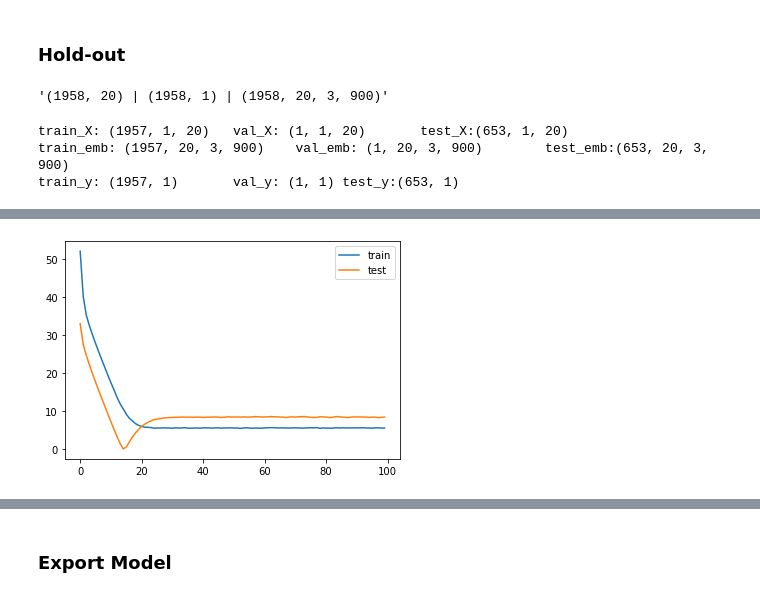
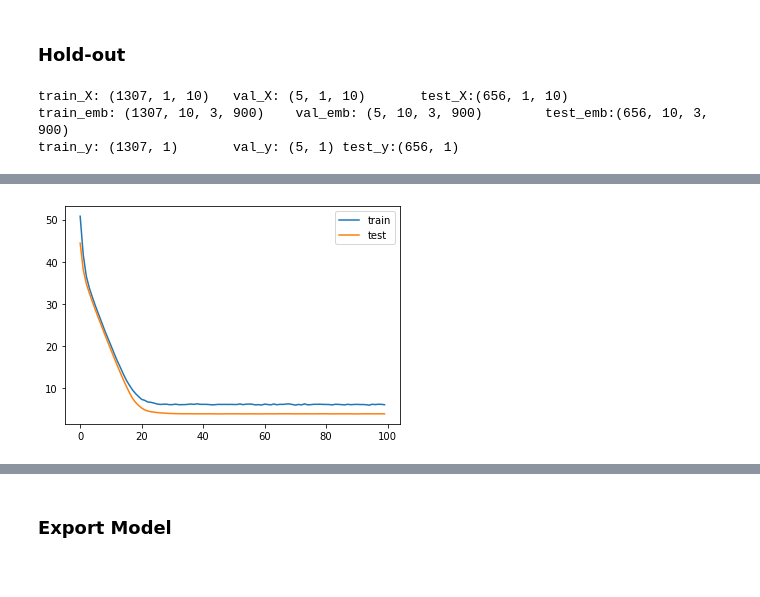
Before and after one commit to ben-edde/LIMA, a Jupyter notebook: model/bench.ipynb, the cells around one changed output, grey strips where cells are left out. Saved outputs shown, nothing was run; the diff lists cells and outputs as text; code cells hidden in the pictures.

```diff
--- a/model/bench.ipynb
+++ b/model/bench.ipynb
@@ -687,6 +660,6 @@ f"{X.shape} | {y.shape}"
 # %%
-# X=np.random.random((2014, 12))
-X=np.zeros((2014, 12))
+# # X=np.random.random((2014, 12))
+# X=np.zeros((2014, 12))
 # %%
 from sklearn.svm import SVR, LinearSVR
 from sklearn.tree import DecisionTreeRegressor
@@ -762,24 +727,23 @@ tf.random.set_seed(seed_value)
 ### Hold-out
 # %%
 # X=event_emb.reshape(-1,3,emb.shape[-1])
-# y=y.reshape(-1,1)
+y=y.reshape(-1,1)
 # X=X.reshape(-1,10,900)
 # X=X.reshape(-1,10,3,900)
 emb=event_emb
 f"{X.shape} | {y.shape} | {emb.shape}"
-# %% [output]
-'(1958, 20) | (1958, 1) | (1958, 20, 3, 900)'
 # %%
 length=X.shape[0]
 train_size=int(length*2/3)
 # val_size=int(train_size*0.1)
-val_size=1
+val_size=5
 step_size=1
 
 # train_X=no_diff_X[:train_size]
 train_X=X[:train_size]
 train_emb=emb[:train_size,:,:]
 train_y=y[:train_size,:]
+
 # test_X=no_diff_X[train_size:]
 test_X=X[train_size:]
 test_emb=emb[train_size:,:,:]
@@ -788,9 +752,10 @@ test_y=y[train_size:,:]
 val_X=train_X[-val_size:]
 val_emb=train_emb[-val_size:,:,:]
 val_y=train_y[-val_size:,:]
-train_X=X[:-val_size]
-train_emb=emb[:-val_size,:,:]
-train_y=y[:-val_size,:]
+
+train_X=train_X[:-val_size]
+train_emb=train_emb[:-val_size,:,:]
+train_y=train_y[:-val_size,:]
 
 
 X_scaler = MinMaxScaler()
@@ -813,9 +778,9 @@ print(f"train_X: {train_X.shape}\t val_X: {val_X.shape}\t test_X:{test_X.shape}"
 print(f"train_emb: {train_emb.shape}\t val_emb: {val_emb.shape}\t test_emb:{test_emb.shape}")
 print(f"train_y: {train_y.shape}\t val_y: {val_y.shape} test_y:{test_y.shape}")
 # %% [output]
-train_X: (1957, 1, 20)   val_X: (1, 1, 20)       test_X:(653, 1, 20)
-train_emb: (1957, 20, 3, 900)    val_emb: (1, 20, 3, 900)        test_emb:(653, 20, 3, 900)
-train_y: (1957, 1)       val_y: (1, 1) test_y:(653, 1)
+train_X: (1307, 1, 10)   val_X: (5, 1, 10)       test_X:(656, 1, 10)
+train_emb: (1307, 10, 3, 900)    val_emb: (5, 10, 3, 900)        test_emb:(656, 10, 3, 900)
+train_y: (1307, 1)       val_y: (5, 1) test_y:(656, 1)
 # %%
 # from nbeats_keras.model import NBeatsNet
 # model = NBeatsNet(
@@ -829,11 +795,11 @@ train_y: (1957, 1)       val_y: (1, 1) test_y:(653, 1)
 emb_size=train_emb.shape[-1]
 emb_inputs = Input(shape=(past,3,emb_size))
 emb_model = Reshape((1,past,3,3,300))(emb_inputs)
-emb_model = Conv3D(50,(3,2,1), activation="relu",padding='valid')(emb_model)
+emb_model = Conv3D(50,(2,2,1), activation="relu",padding='valid')(emb_model)
 emb_model = Dropout(0.3)(emb_model)
-emb_model = Conv3D(50,(5,1,2), activation="relu",padding='valid')(emb_model)
+emb_model = Conv3D(50,(3,1,2), activation="relu",padding='valid')(emb_model)
 emb_model = Dropout(0.3)(emb_model)
-emb_model = Reshape((4,4,-1))(emb_model)
+emb_model = Reshape((2,2,-1))(emb_model)
 emb_model = Conv2D(10,(2,2), activation="relu",padding='valid')(emb_model)
 emb_model = Dropout(0.3)(emb_model)
 emb_model = Flatten()(emb_model)
@@ -874,9 +847,9 @@ model.compile(loss='log_cosh', optimizer=Adam(0.0002))
 # %%
 df_forecast_error = pd.DataFrame(
         columns=['h', 'mae', 'rmse', 'mape', 'descriptions'])
-history = model.fit([train_X,train_emb], train_y, epochs=100, batch_size=40, validation_data=([val_X,val_emb], val_y), verbose=1, shuffle=False)
+history = model.fit([train_X,train_emb], train_y, epochs=100, batch_size=30, validation_data=([val_X,val_emb], val_y), verbose=1, shuffle=False)
 # history = model.fit([train_X,train_emb], train_y, epochs=100, batch_size=40, verbose=1, shuffle=False)
-# history = model.fit(train_X, train_y, epochs=100, batch_size=50, validation_data=(test_X, test_y), verbose=1, shuffle=False)
+# history = ts_model.fit(train_X, train_y, epochs=50, batch_size=100, validation_data=(test_X, test_y), verbose=1, shuffle=False)
 # # plot history
 pyplot.plot(history.history['loss'], label='train')
 pyplot.plot(history.history['val_loss'], label='test')
@@ -903,4 +876,4 @@ Epoch 100/100
-[figure, old version]
+[figure, new version]
 # %%
 pred_y = model.predict([test_X,test_emb])
 # pred_y = ts_model.predict(test_X)
```
Also changed, not shown: parts of 20 cells of this notebook.
